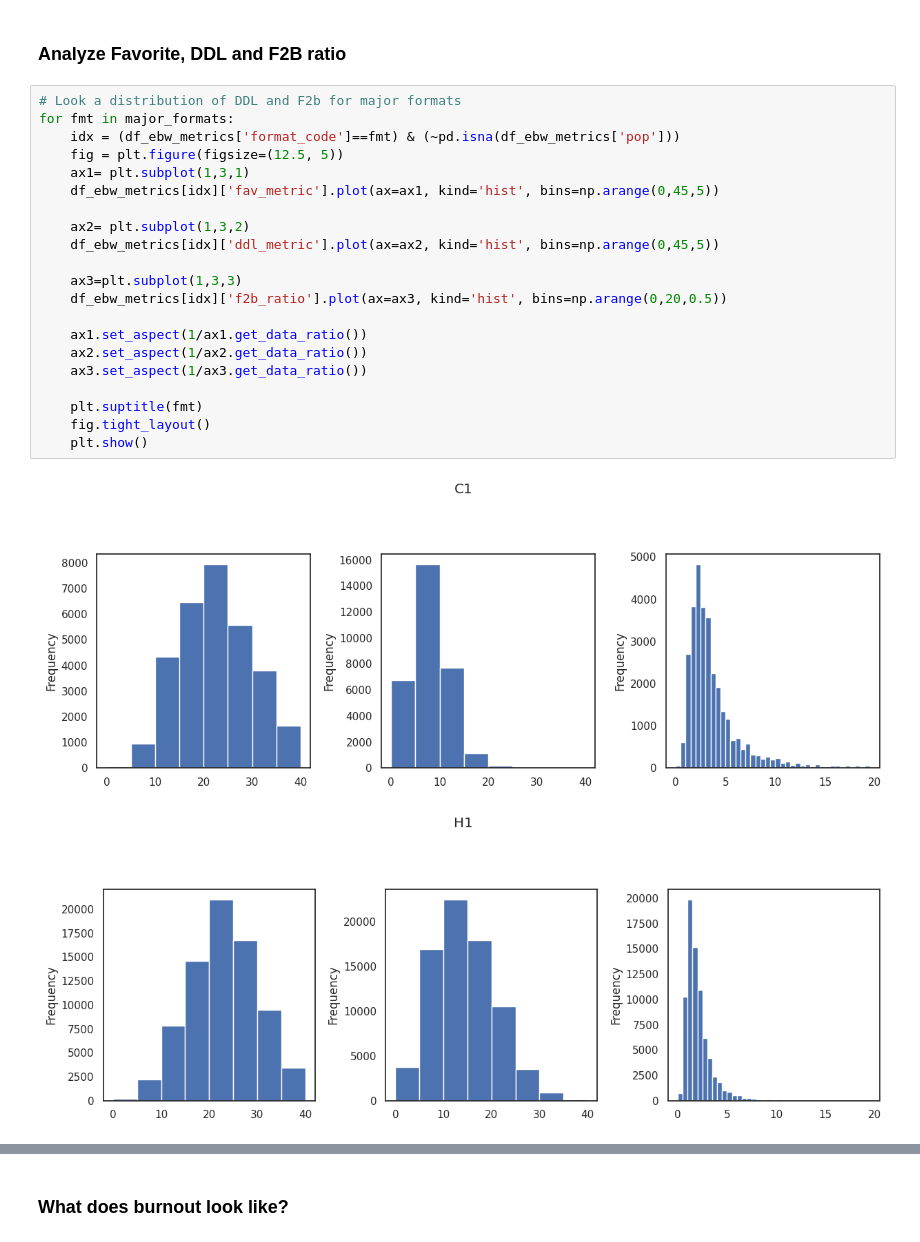
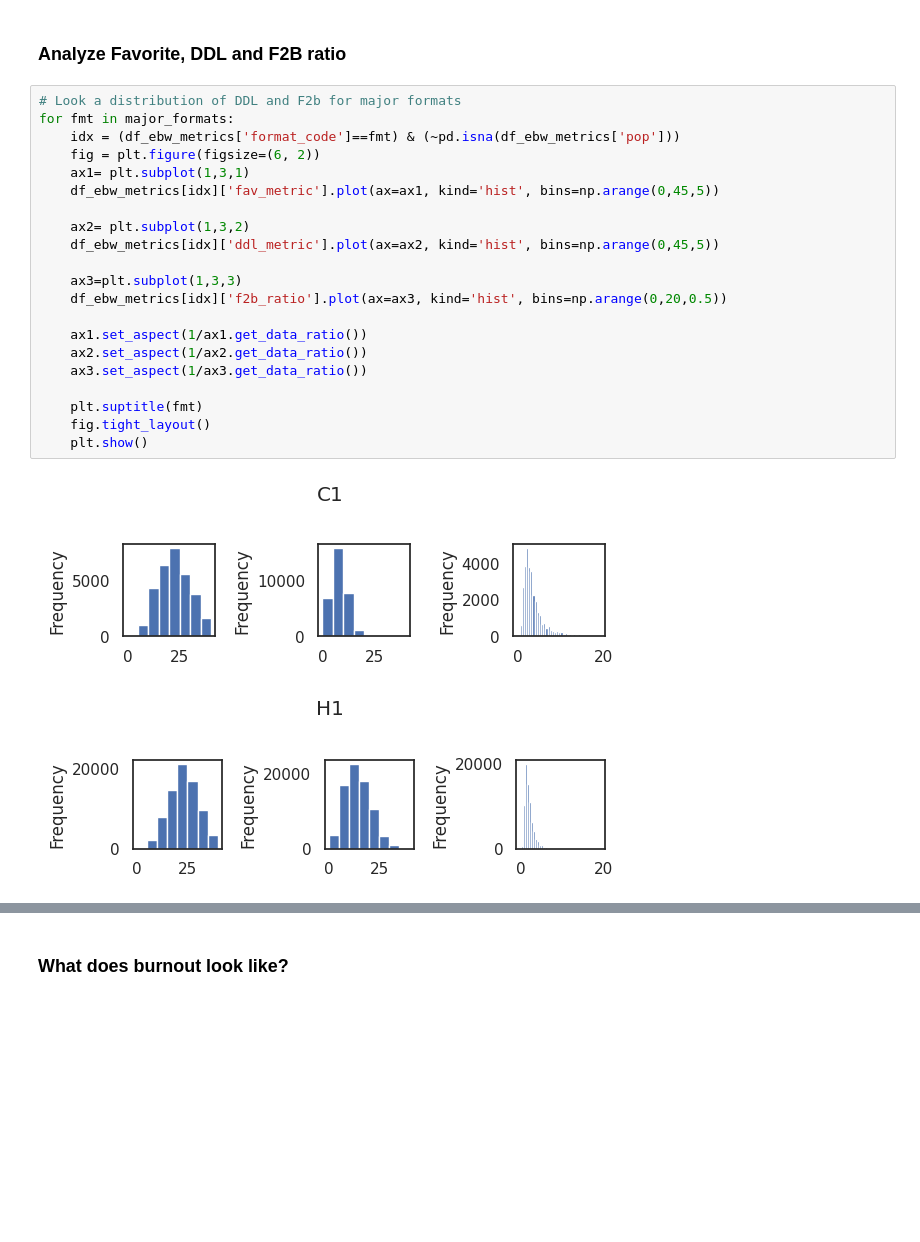
Before and after one commit to gjampanih/adds-early-burnout-warning-model, a Jupyter notebook: notebooks/ebw_metrics_analysis.ipynb, the cells around one changed output, grey strips where cells are left out. Saved outputs shown, nothing was run; the diff lists cells and outputs as text; blank space fills up the shorter version.

```diff
--- a/notebooks/ebw_metrics_analysis.ipynb
+++ b/notebooks/ebw_metrics_analysis.ipynb
@@ -237,24 +237,24 @@ df_ebw_metrics[(df_ebw_metrics['mediabase_id']==2436510) & (df_ebw_metrics['call
 # %%
 # Look a distribution of DDL and F2b for major formats
 for fmt in major_formats:
     idx = (df_ebw_metrics['format_code']==fmt) & (~pd.isna(df_ebw_metrics['pop']))
-    fig = plt.figure(figsize=(12.5, 5))
+    fig = plt.figure(figsize=(6, 2))
     ax1= plt.subplot(1,3,1)
     df_ebw_metrics[idx]['fav_metric'].plot(ax=ax1, kind='hist', bins=np.arange(0,45,5))
 
     ax2= plt.subplot(1,3,2)
     df_ebw_metrics[idx]['ddl_metric'].plot(ax=ax2, kind='hist', bins=np.arange(0,45,5))
 
     ax3=plt.subplot(1,3,3)
     df_ebw_metrics[idx]['f2b_ratio'].plot(ax=ax3, kind='hist', bins=np.arange(0,20,0.5))
 
     ax1.set_aspect(1/ax1.get_data_ratio())
     ax2.set_aspect(1/ax2.get_data_ratio())
     ax3.set_aspect(1/ax3.get_data_ratio())
 
     plt.suptitle(fmt)
     fig.tight_layout()
     plt.show()
 # %% [output]
-[figure, old version]
+[figure, new version]
-[figure, old version]
+[figure, new version]
```
Also changed, not shown: parts of 30 cells of this notebook.
